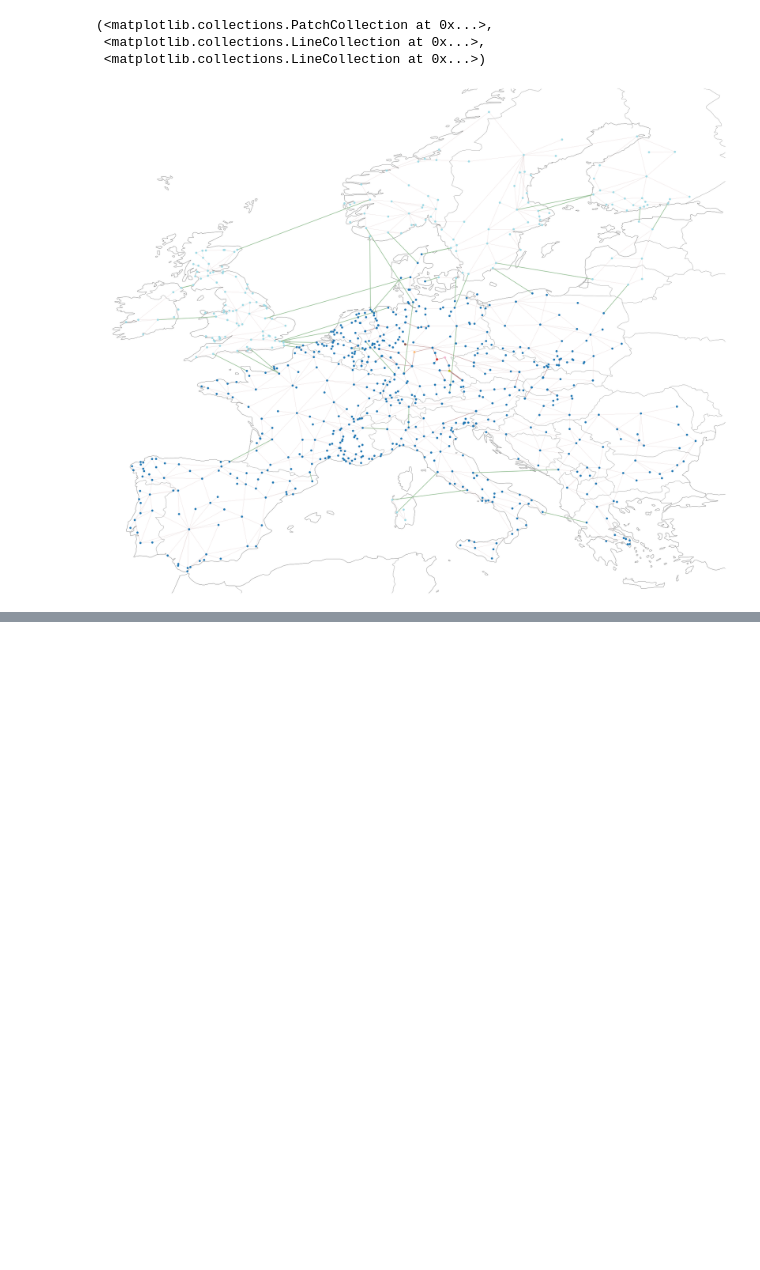
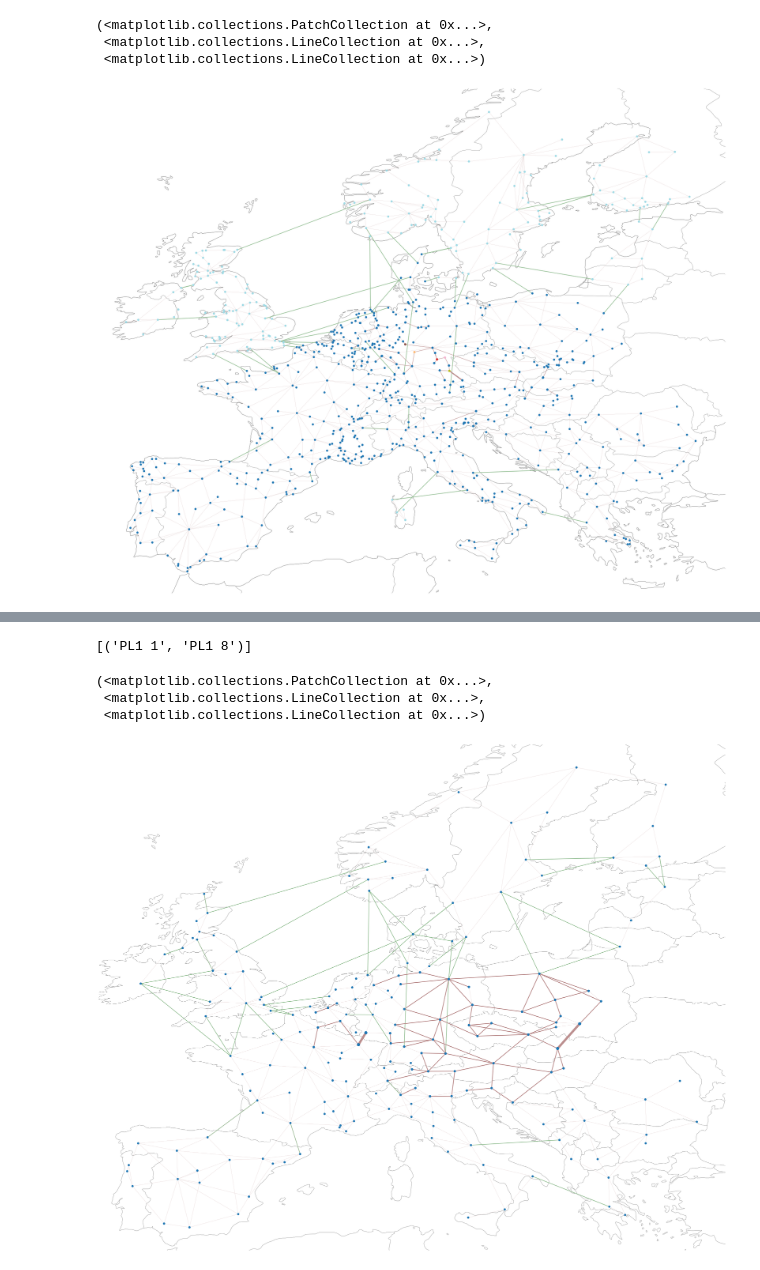
Before and after one commit to maurizio-titz/Power-system-split, a Jupyter notebook: archive/notebooks/compare_sclopf_lopf_results.ipynb, the cells around one changed output, grey strips where cells are left out. Drawn from its saved outputs; the diff is of its cells as text; code cells hidden in the pictures; blank space fills up the shorter version.

```diff
--- a/notebooks/compare_sclopf_lopf_results.ipynb
+++ b/archive/notebooks/compare_sclopf_lopf_results.ipynb
@@ -1017,0 +1023,20 @@ failing_links [('DE0 94', 'DE0 18'), ('BE0 7', 'NL0 15'), ('BE0 7', 'NL0 15'), (
+# %%
+# Setup paths to solved PyPSA networks and results own scripts
+path_to_cascade_results  = './results/sclopf/cascade_results/'
+save_path =  './results/sclopf/evaluation_results/'
+
+# Select a particular subnetwork for calculations (if the pypsa network has different ones).
+# For our data set, "0" indicates the Continental European AC grid.
+snet_index = 0
+
+# Load co2 level
+co2l = 0.0 #float(sys.argv[1])
+
+# Load PyPSA network, the graph of the subnetwork and its matrices
+network = data_handling.load_pypsa_network(co2l, 200, './data/European_networks_sclopf/')
+nx_graph = data_handling.build_networkx_graph(network, snet_index= snet_index)
+I_m, B_d, num_parallels, line_limits = data_handling.get_matrices_from_nx_graph(nx_graph)
+
+# Load cascade results
+splitting_cascades = pickle.load(open(path_to_cascade_results+
+                                      f'system_splits_Co2L{co2l}_n200.pickle' ,'rb'))
@@ -1017,0 +1123,33 @@ failing_links [('DE0 94', 'DE0 18'), ('BE0 7', 'NL0 15'), ('BE0 7', 'NL0 15'), (
+# %%
+data_handling.matrix_indices_to_nx_edges([292], nx_graph)
+# %% [output]
+[('PL1 1', 'PL1 8')]
+# %%
+# Plot map of subgraphs and failing links
+
+plt.figure(figsize=(30,30))
+lws = np.ones(network.lines.shape[0])*0.2
+bs = np.ones(network.buses.shape[0])*0.005
+bc = np.ones(network.buses.shape[0])
+e_idxs = data_handling.matrix_indices_to_nx_edges(splitting_cascades['2013-01-01 14:00'][(78, 137)], nx_graph)
+init_fail_idxs = data_handling.matrix_indices_to_nx_edges((78, 137), nx_graph)
+for e in e_idxs:
+
+    lws[((network.lines.bus0==e[0])&(network.lines.bus1==e[1]))|((network.lines.bus0==e[1])&(network.lines.bus1==e[0]))]=2
+    bs[network.buses.index==e[0]] =0.006
+    bs[network.buses.index==e[1]] =0.006
+
+for e in init_fail_idxs:
+
+    lws[((network.lines.bus0==e[0])&(network.lines.bus1==e[1]))|((network.lines.bus0==e[1])&(network.lines.bus1==e[0]))]=6
+    bs[network.buses.index==e[0]] =0.01
+    bs[network.buses.index==e[1]] =0.01
+
+
+
+network.plot(line_widths=lws, bus_sizes=bs, bus_colors=bc, bus_cmap='tab20')
+# %% [output]
+(<matplotlib.collections.PatchCollection at 0x...>,
+ <matplotlib.collections.LineCollection at 0x...>,
+ <matplotlib.collections.LineCollection at 0x...>)
+[figure, added]
```
Also changed, not shown: parts of 23 cells of this notebook, 24 other files.
